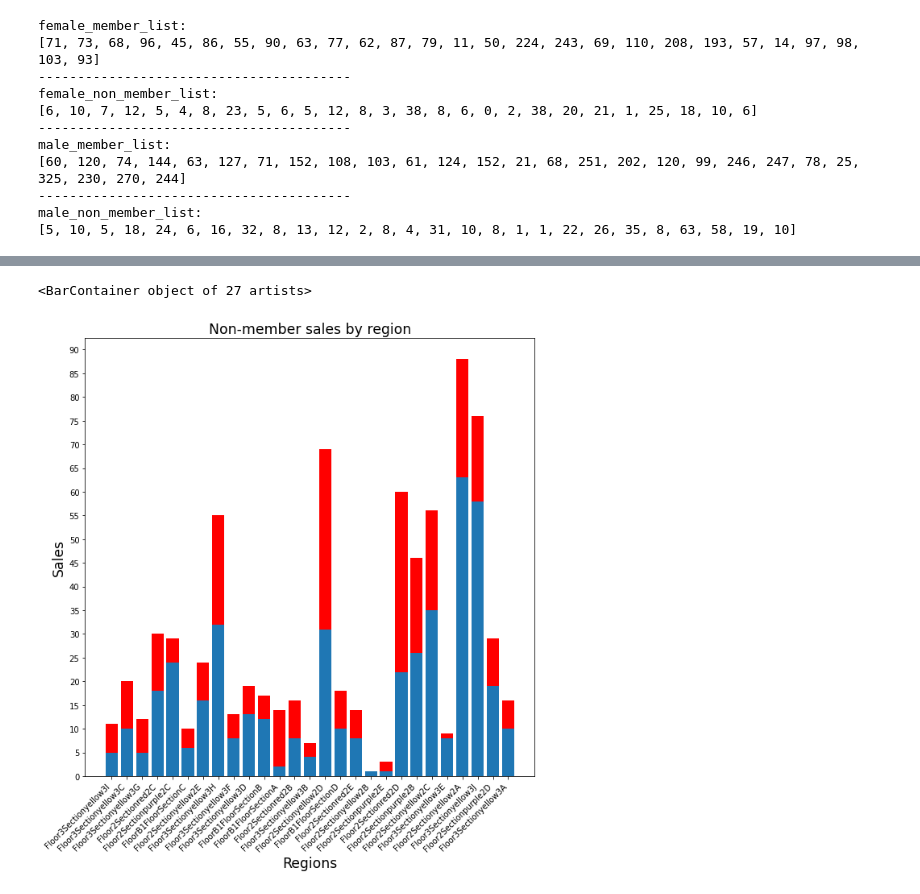
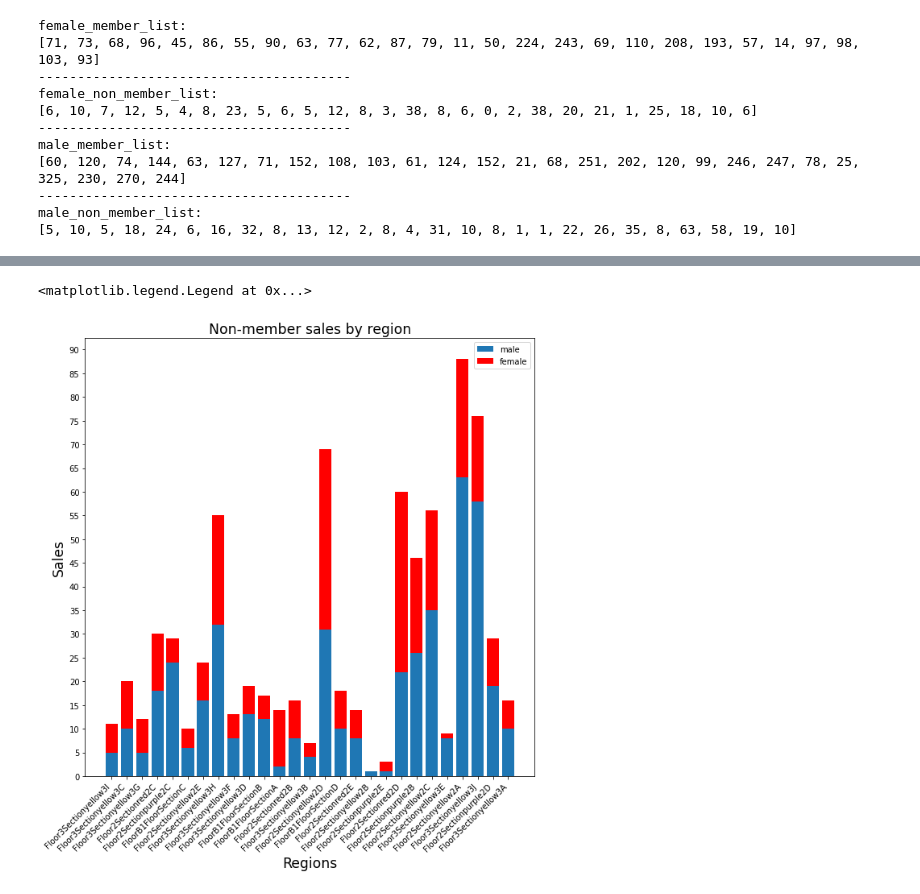
Before and after one commit to tengtengsnake/DS_info, a Jupyter notebook: final-graph-task-1.ipynb, the cells around one changed output, grey strips where cells are left out. Drawn from its saved outputs; the diff is of its cells as text; code cells hidden in the pictures.

```diff
--- a/final-graph-task-1.ipynb
+++ b/final-graph-task-1.ipynb
@@ -149,19 +150,20 @@ plt.bar(x,female_member_list,bottom=male_member_list,color='red')
 # %%
 #Stacked bar chart
 #non_member_list
 #Use the horizontalalignment or ha argument for that and set it to "right":
 plt.figure(figsize=(10.0,10.0))
 plt.title('Non-member sales by region',fontsize='xx-large')
 plt.xlabel('Regions',fontsize='xx-large')
 plt.ylabel('Sales',fontsize='xx-large')
 
 x=np.arange(len(female_member_list))
 #print(x)
 plt.xticks(x,xticks_regions,rotation=45,ha='right')
 yticks=np.arange(0,100,5)
 plt.yticks(yticks)
-plt.bar(x,male_non_member_list)
-plt.bar(x,female_non_member_list,bottom=male_non_member_list,color='red')
+plt.bar(x,male_non_member_list,label='male')
+plt.bar(x,female_non_member_list,bottom=male_non_member_list,color='red',label='female')
+plt.legend()
 # %% [output]
-<BarContainer object of 27 artists>
+<matplotlib.legend.Legend at 0x...>
-[figure, old version]
+[figure, new version]
```
Also changed, not shown: parts of 2 cells of this notebook.
